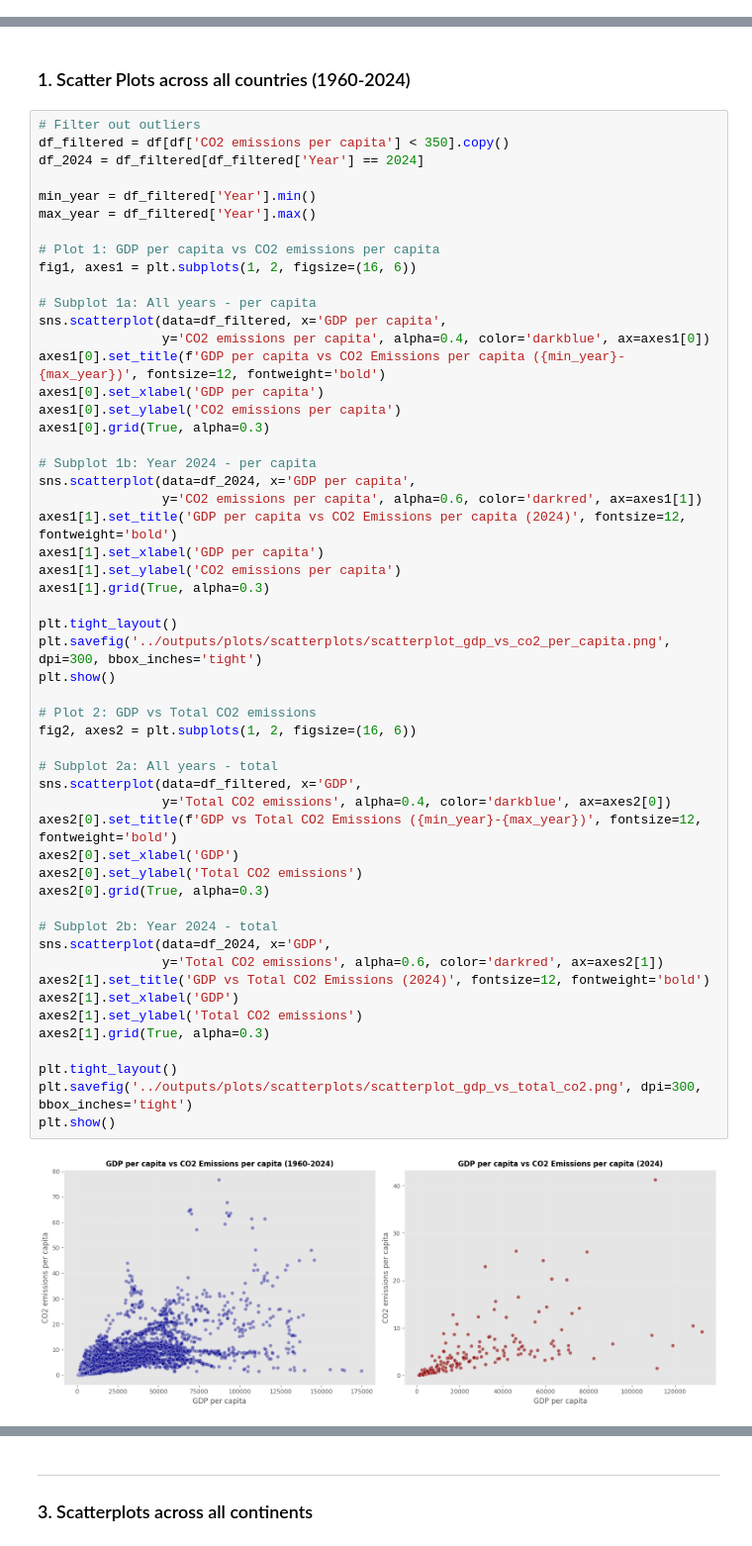
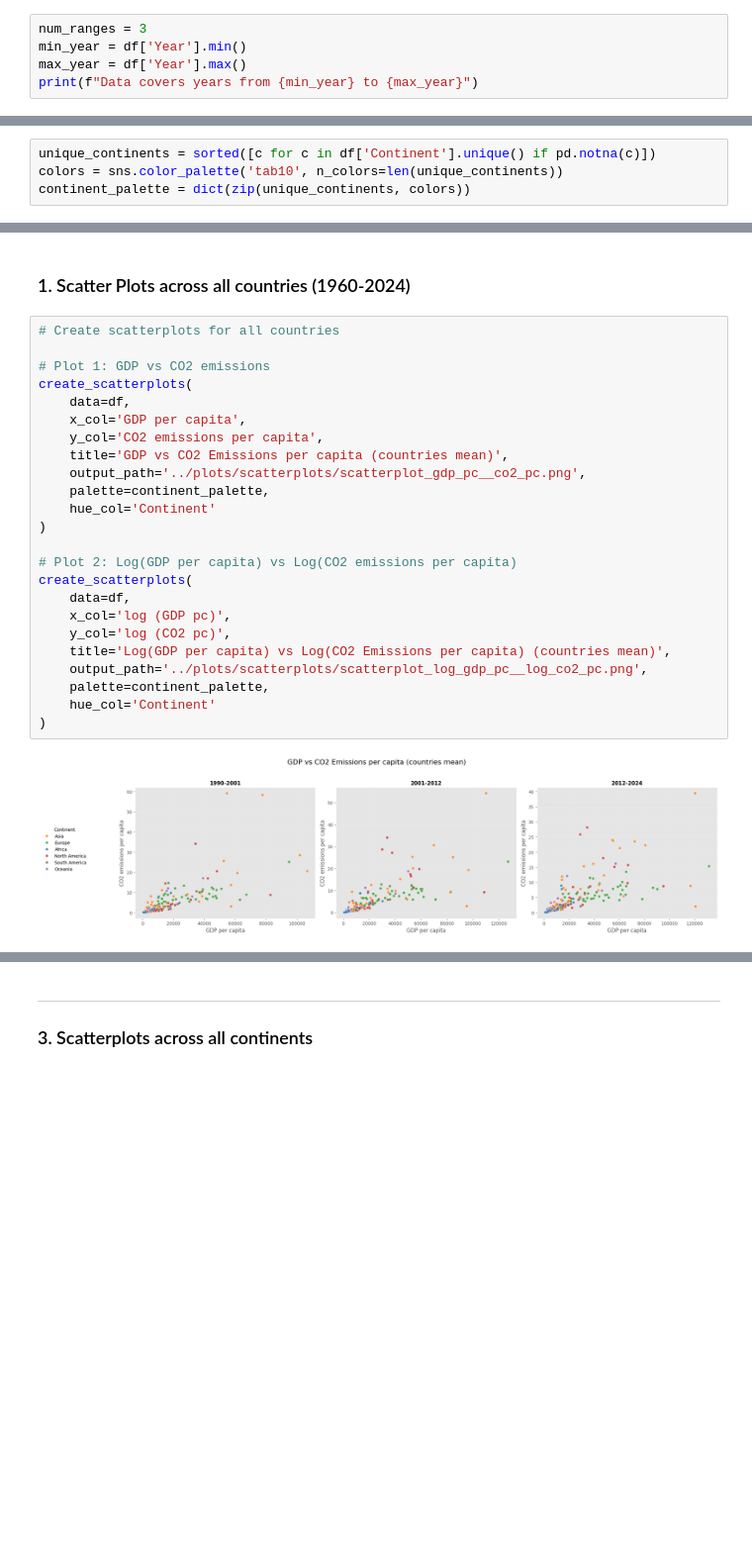
Before and after one commit to martinadep/co2_emissions_data_mining, a Jupyter notebook: notebooks/1c_EDA_scatterplots.ipynb, the cells around one changed output, grey strips where cells are left out. Shown at 99% size. Saved outputs shown, nothing was run; the diff lists cells and outputs as text; blank space fills up the shorter version.

```diff
--- a/notebooks/1c_EDA_scatterplots.ipynb
+++ b/notebooks/1c_EDA_scatterplots.ipynb
@@ -40,3 +32,8 @@ df_top40.head()
 **Scatter plots** (standard scale) between GDP per capita and CO2 emissions per capita to understand if there is linear correlation.
 
 The [Environmental Kuznets Curve (EKC)](https://en.wikipedia.org/wiki/Kuznets_curve) theory suggests that a developing country initially produce high emissions, they reach a peak, but then decline as the economy becomes more efficient. In a standard scatter plot this results in an inverted _U-shape_.
+# %%
+num_ranges = 3
+min_year = df['Year'].min()
+max_year = df['Year'].max()
+print(f"Data covers years from {min_year} to {max_year}")
@@ -42,0 +42,4 @@ The [Environmental Kuznets Curve (EKC)](https://en.wikipedia.org/wiki/Kuznets_cu
+# %%
+unique_continents = sorted([c for c in df['Continent'].unique() if pd.notna(c)])
+colors = sns.color_palette('tab10', n_colors=len(unique_continents))
+continent_palette = dict(zip(unique_continents, colors))
@@ -43,57 +107,28 @@ The [Environmental Kuznets Curve (EKC)](https://en.wikipedia.org/wiki/Kuznets_cu
 # %% [markdown]
 ### 1. Scatter Plots across all countries (1960-2024)
 # %%
-# Filter out outliers
-df_filtered = df[df['CO2 emissions per capita'] < 350].copy()
-df_2024 = df_filtered[df_filtered['Year'] == 2024]
+# Create scatterplots for all countries
 
-min_year = df_filtered['Year'].min()
-max_year = df_filtered['Year'].max()
+# Plot 1: GDP vs CO2 emissions
+create_scatterplots(
+    data=df,
+    x_col='GDP per capita',
+    y_col='CO2 emissions per capita',
+    title='GDP vs CO2 Emissions per capita (countries mean)',
+    output_path='../plots/scatterplots/scatterplot_gdp_pc__co2_pc.png',
+    palette=continent_palette,
+    hue_col='Continent'
+)
 
-# Plot 1: GDP per capita vs CO2 emissions per capita
-fig1, axes1 = plt.subplots(1, 2, figsize=(16, 6))
-
-# Subplot 1a: All years - per capita
-sns.scatterplot(data=df_filtered, x='GDP per capita',
-                y='CO2 emissions per capita', alpha=0.4, color='darkblue', ax=axes1[0])
-axes1[0].set_title(f'GDP per capita vs CO2 Emissions per capita ({min_year}-{max_year})', fontsize=12, fontweight='bold')
-axes1[0].set_xlabel('GDP per capita')
-axes1[0].set_ylabel('CO2 emissions per capita')
-axes1[0].grid(True, alpha=0.3)
-
-# Subplot 1b: Year 2024 - per capita
-sns.scatterplot(data=df_2024, x='GDP per capita',
-                y='CO2 emissions per capita', alpha=0.6, color='darkred', ax=axes1[1])
-axes1[1].set_title('GDP per capita vs CO2 Emissions per capita (2024)', fontsize=12, fontweight='bold')
-axes1[1].set_xlabel('GDP per capita')
-axes1[1].set_ylabel('CO2 emissions per capita')
-axes1[1].grid(True, alpha=0.3)
-
-plt.tight_layout()
-plt.savefig('../outputs/plots/scatterplots/scatterplot_gdp_vs_co2_per_capita.png', dpi=300, bbox_inches='tight')
-plt.show()
-
-# Plot 2: GDP vs Total CO2 emissions
-fig2, axes2 = plt.subplots(1, 2, figsize=(16, 6))
-
-# Subplot 2a: All years - total
-sns.scatterplot(data=df_filtered, x='GDP',
-                y='Total CO2 emissions', alpha=0.4, color='darkblue', ax=axes2[0])
-axes2[0].set_title(f'GDP vs Total CO2 Emissions ({min_year}-{max_year})', fontsize=12, fontweight='bold')
-axes2[0].set_xlabel('GDP')
-axes2[0].set_ylabel('Total CO2 emissions')
-axes2[0].grid(True, alpha=0.3)
-
-# Subplot 2b: Year 2024 - total
-sns.scatterplot(data=df_2024, x='GDP',
-                y='Total CO2 emissions', alpha=0.6, color='darkred', ax=axes2[1])
-axes2[1].set_title('GDP vs Total CO2 Emissions (2024)', fontsize=12, fontweight='bold')
-axes2[1].set_xlabel('GDP')
-axes2[1].set_ylabel('Total CO2 emissions')
-axes2[1].grid(True, alpha=0.3)
-
-plt.tight_layout()
-plt.savefig('../outputs/plots/scatterplots/scatterplot_gdp_vs_total_co2.png', dpi=300, bbox_inches='tight')
-plt.show()
+# Plot 2: Log(GDP per capita) vs Log(CO2 emissions per capita)
+create_scatterplots(
+    data=df,
+    x_col='log (GDP pc)',
+    y_col='log (CO2 pc)',
+    title='Log(GDP per capita) vs Log(CO2 Emissions per capita) (countries mean)',
+    output_path='../plots/scatterplots/scatterplot_log_gdp_pc__log_co2_pc.png',
+    palette=continent_palette,
+    hue_col='Continent'
+)
 # %% [output]
-[figure, old version]
+[figure, new version]
```
Also changed, not shown: parts of 16 cells of this notebook, 40 other files.
